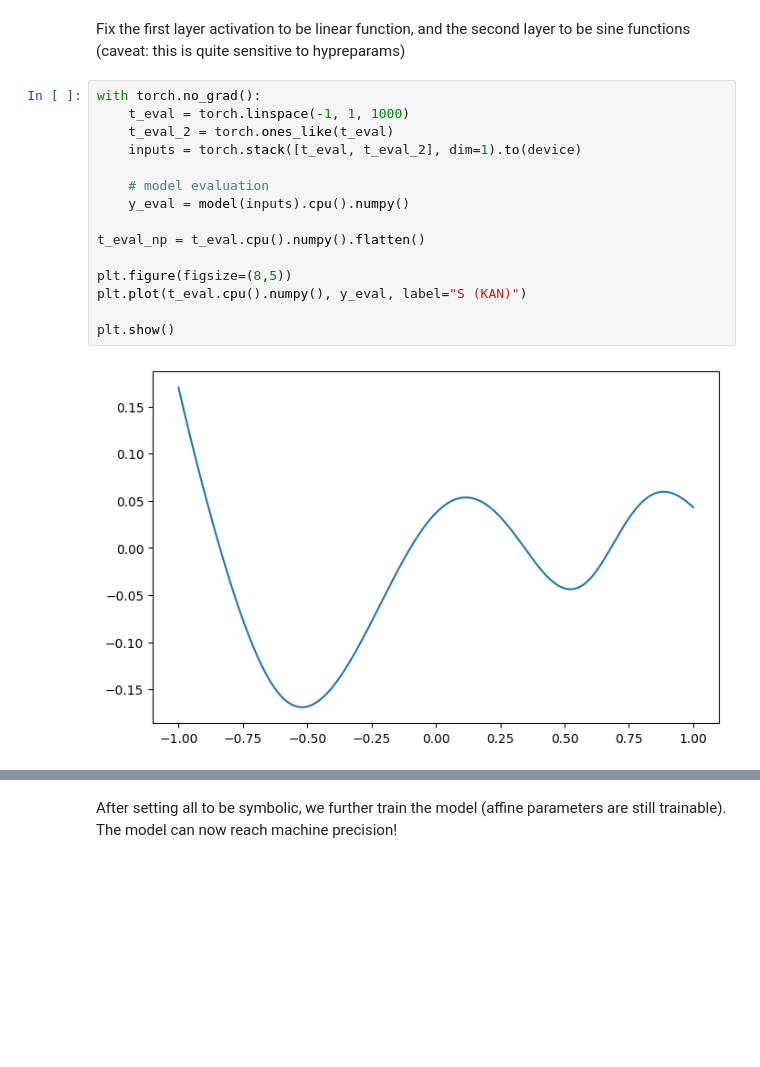
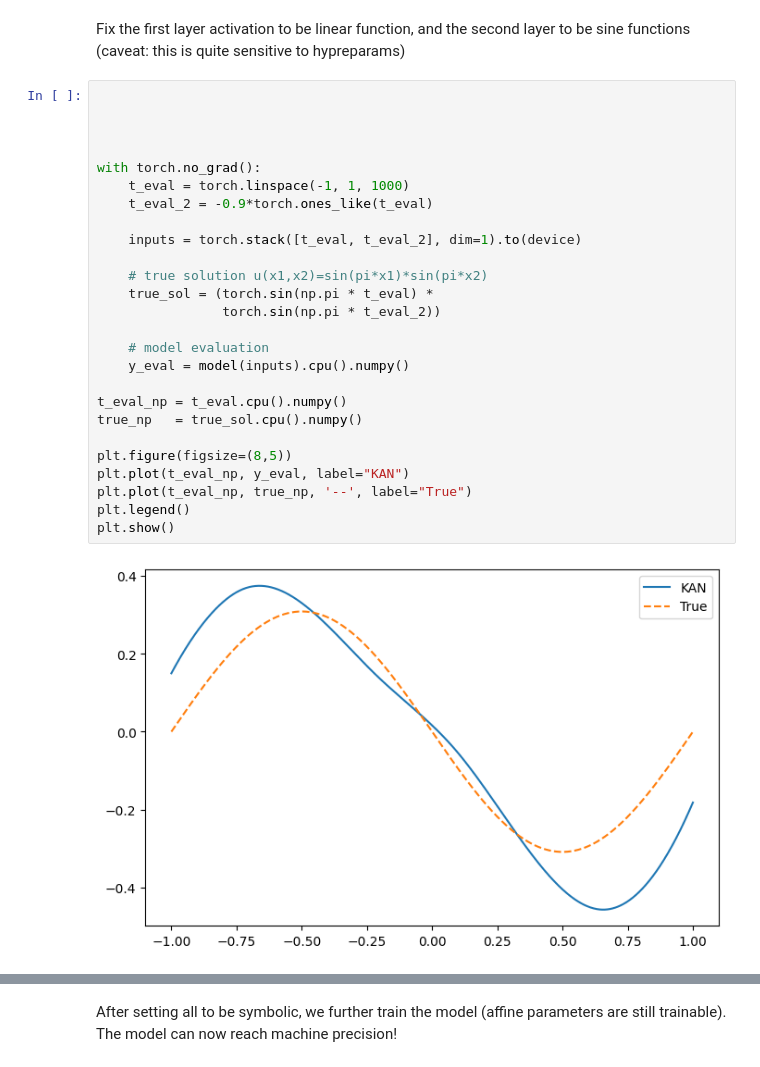
Before and after one commit to langfotsirk/KANproject, a Jupyter notebook: Example_6_PDE_interpretation.ipynb, the cells around one changed output, grey strips where cells are left out. Saved outputs shown, nothing was run; the diff lists cells and outputs as text; blank space fills up the shorter version.

```diff
--- a/Example_6_PDE_interpretation.ipynb
+++ b/Example_6_PDE_interpretation.ipynb
@@ -112,22 +112,33 @@ model.plot(beta=10)
 # %% [markdown]
 Fix the first layer activation to be linear function, and the second layer to be sine functions (caveat: this is quite sensitive to hypreparams)
 # %%
+
+
+
+
 with torch.no_grad():
     t_eval = torch.linspace(-1, 1, 1000)
-    t_eval_2 = torch.ones_like(t_eval)
+    t_eval_2 = -0.9*torch.ones_like(t_eval)
+
     inputs = torch.stack([t_eval, t_eval_2], dim=1).to(device)
+
+    # true solution u(x1,x2)=sin(pi*x1)*sin(pi*x2)
+    true_sol = (torch.sin(np.pi * t_eval) *
+                torch.sin(np.pi * t_eval_2))
 
     # model evaluation
     y_eval = model(inputs).cpu().numpy()
 
-t_eval_np = t_eval.cpu().numpy().flatten()
+t_eval_np = t_eval.cpu().numpy()
+true_np   = true_sol.cpu().numpy()
 
 plt.figure(figsize=(8,5))
-plt.plot(t_eval.cpu().numpy(), y_eval, label="S (KAN)")
-
+plt.plot(t_eval_np, y_eval, label="KAN")
+plt.plot(t_eval_np, true_np, '--', label="True")
+plt.legend()
 plt.show()
 # %% [output]
-[figure, old version]
+[figure, new version]
 # %%
 model.fix_symbolic(0,0,0,'x')
 model.fix_symbolic(0,0,1,'x')
```
Also changed, not shown: parts of 5 cells of this notebook, 1 other file.
